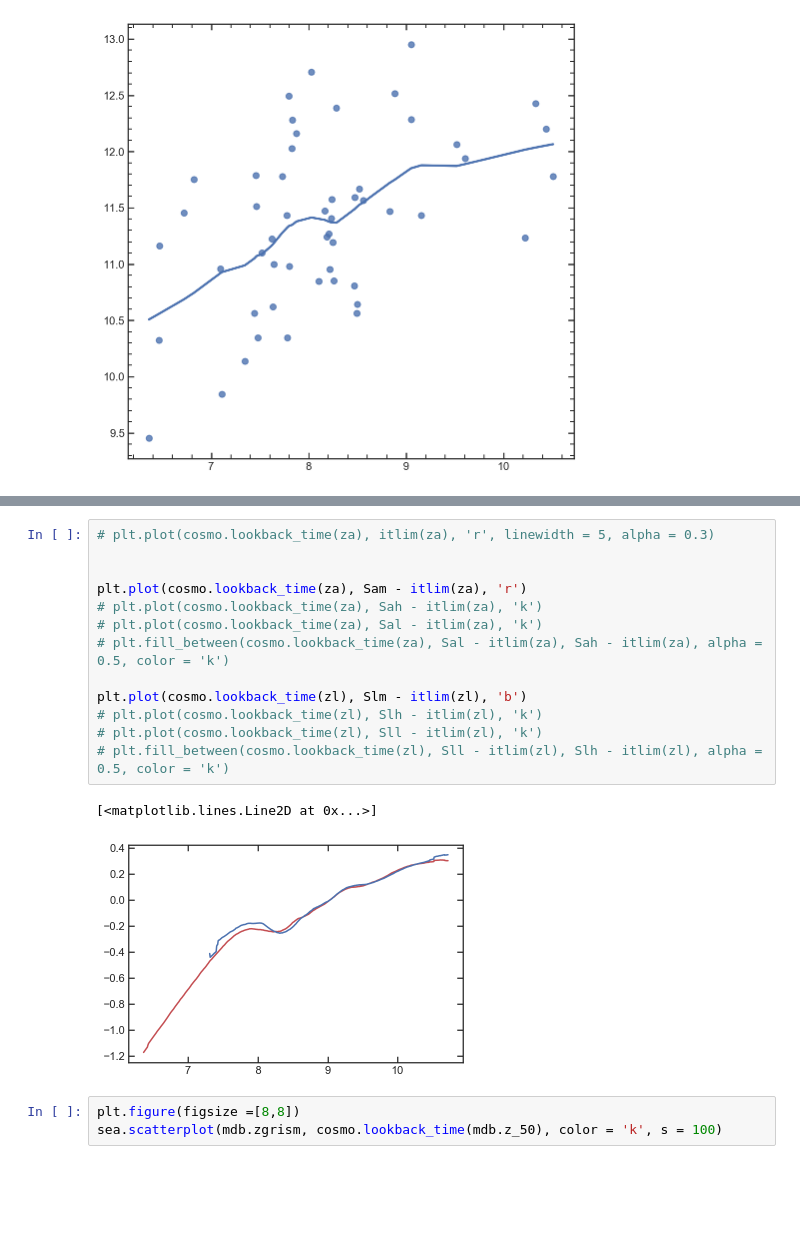
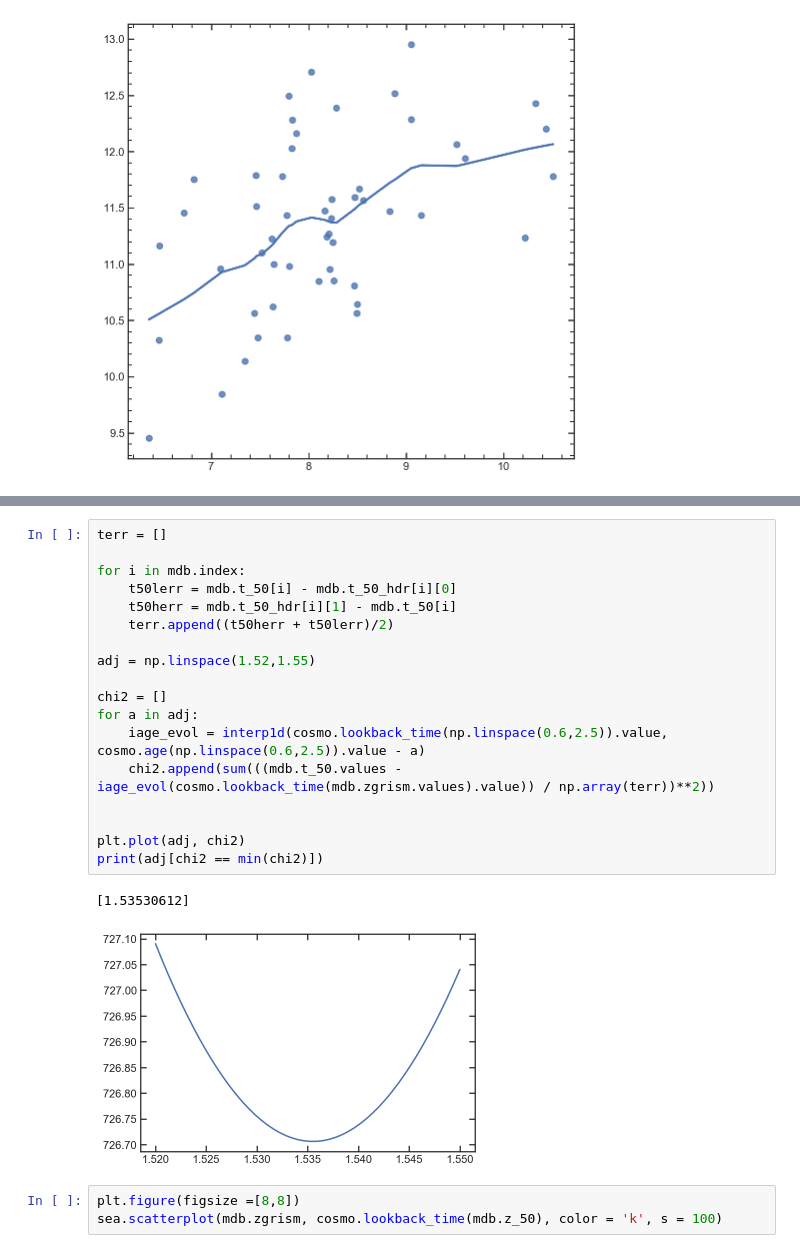
Before and after one commit to Vince-ec/Cluster_and_field, a Jupyter notebook: scripts/low_redshift.ipynb, the cells around one changed output, grey strips where cells are left out. Saved outputs shown, nothing was run; the diff lists cells and outputs as text; blank space fills up the shorter version.

```diff
--- a/scripts/low_redshift.ipynb
+++ b/scripts/low_redshift.ipynb
@@ -1192,19 +1187,24 @@ plt.plot(cosmo.lookback_time(np.linspace(0.7,2.35)), cosmo.age(np.linspace(0.7,2
-# %%
-# plt.plot(cosmo.lookback_time(za), itlim(za), 'r', linewidth = 5, alpha = 0.3)
-
-
-plt.plot(cosmo.lookback_time(za), Sam - itlim(za), 'r')
-# plt.plot(cosmo.lookback_time(za), Sah - itlim(za), 'k')
-# plt.plot(cosmo.lookback_time(za), Sal - itlim(za), 'k')
-# plt.fill_between(cosmo.lookback_time(za), Sal - itlim(za), Sah - itlim(za), alpha = 0.5, color = 'k')
-
-plt.plot(cosmo.lookback_time(zl), Slm - itlim(zl), 'b')
-# plt.plot(cosmo.lookback_time(zl), Slh - itlim(zl), 'k')
-# plt.plot(cosmo.lookback_time(zl), Sll - itlim(zl), 'k')
-# plt.fill_between(cosmo.lookback_time(zl), Sll - itlim(zl), Slh - itlim(zl), alpha = 0.5, color = 'k')
-# %% [output]
-[<matplotlib.lines.Line2D at 0x...>]
-[figure, removed]
+# %%
+terr = []
+
+for i in mdb.index:
+    t50lerr = mdb.t_50[i] - mdb.t_50_hdr[i][0]
+    t50herr = mdb.t_50_hdr[i][1] - mdb.t_50[i]
+    terr.append((t50herr + t50lerr)/2)
+
+adj = np.linspace(1.52,1.55)
+
+chi2 = []
+for a in adj:
+    iage_evol = interp1d(cosmo.lookback_time(np.linspace(0.6,2.5)).value, cosmo.age(np.linspace(0.6,2.5)).value - a)
+    chi2.append(sum(((mdb.t_50.values - iage_evol(cosmo.lookback_time(mdb.zgrism.values).value)) / np.array(terr))**2))
+
+
+plt.plot(adj, chi2)
+print(adj[chi2 == min(chi2)])
+# %% [output]
+[1.53530612]
+[figure, added]
 # %%
 plt.figure(figsize =[8,8])
 sea.scatterplot(mdb.zgrism, cosmo.lookback_time(mdb.z_50), color = 'k', s = 100)
```
Also changed, not shown: parts of 1 cell of this notebook.
